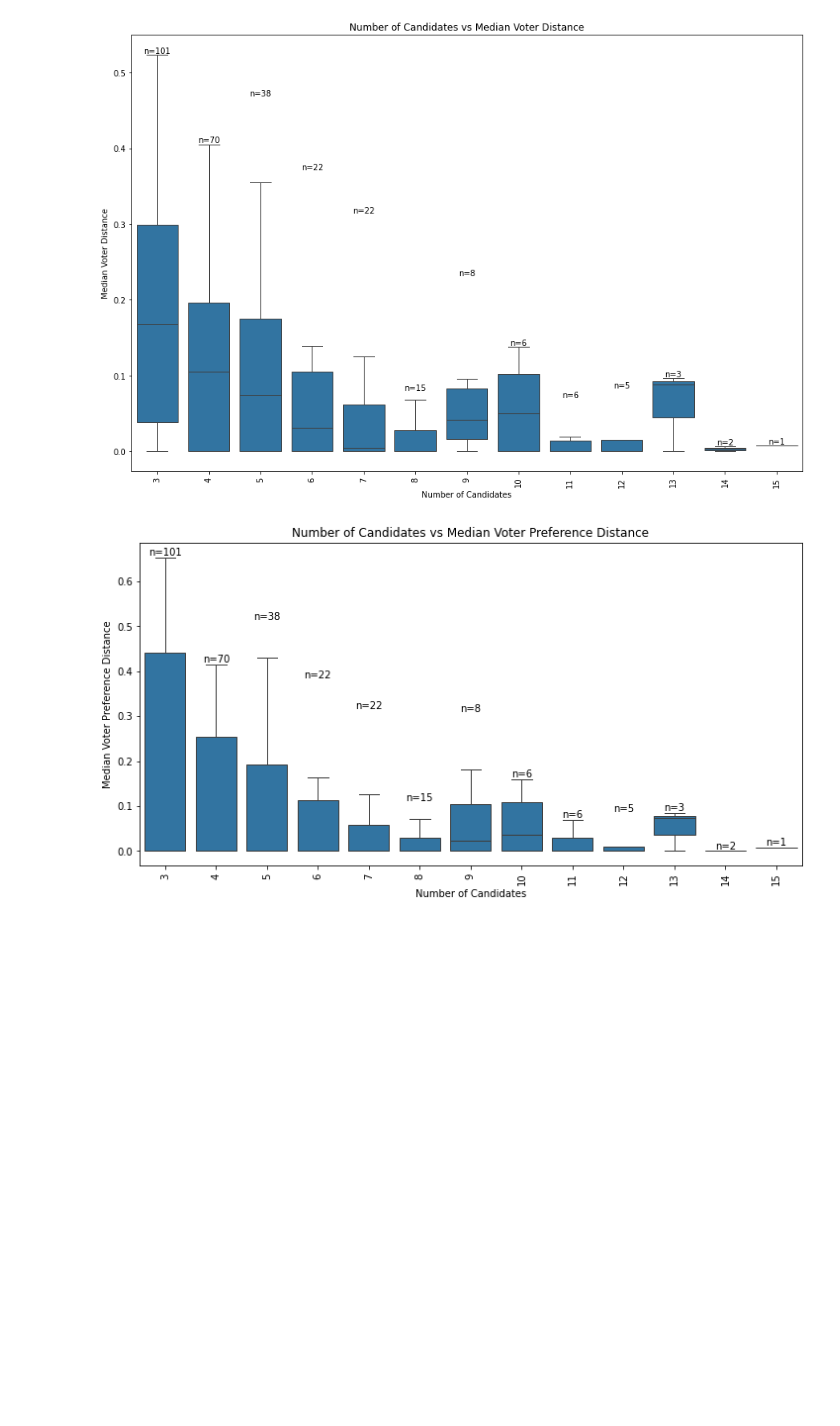
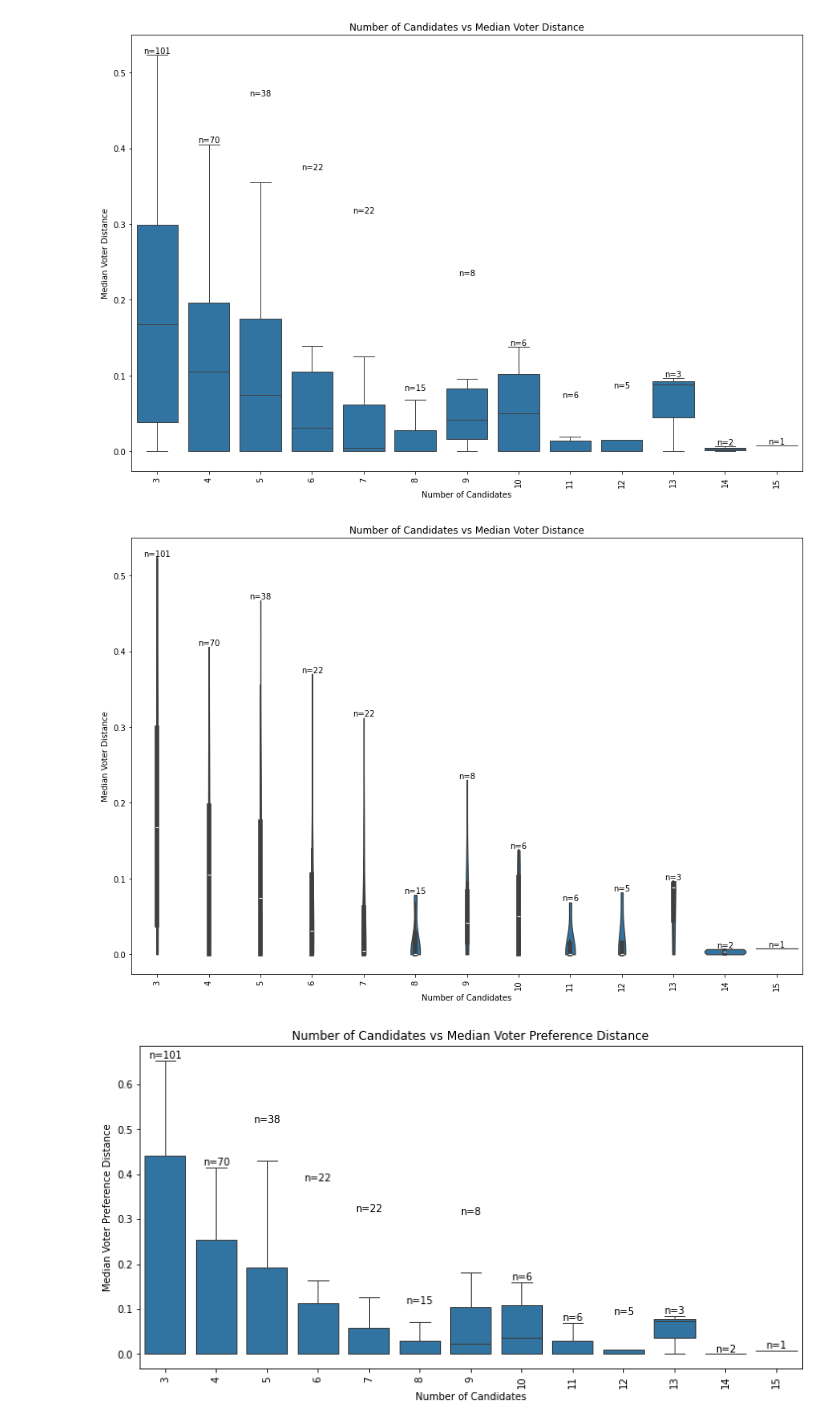
Before and after one commit to ericssimpson/voting-analysis-tools, a Jupyter notebook: cleaned files/median_voter_analysis.ipynb, the cells around one changed output. Drawn from its saved outputs; the diff is of its cells as text; code cells hidden in the pictures; blank space fills up the shorter version.

```diff
--- a/cleaned files/median_voter_analysis.ipynb
+++ b/cleaned files/median_voter_analysis.ipynb
@@ -382,6 +382,43 @@ plt.xticks(rotation=90)  # Rotate x-axis labels if necessary
 plt.show()
 # %% [output]
 [figure]
+# %%
+import pandas as pd
+import matplotlib.pyplot as plt
+import seaborn as sns
+
+# Path to the CSV file
+csv_file_path = 'median_voter_analysis2.csv'
+
+# Read the CSV file into a DataFrame
+df = pd.read_csv(csv_file_path)
+
+# Drop rows with NaN values in the relevant columns
+df = df.dropna(subset=['#candidates', 'median_voter_distance'])
+df = df[(df['#candidates'] > 2) & (df['#candidates'] <= 15) & (df['gamma'] < 1)]
+
+# Create a violin plot
+plt.figure(figsize=(15, 10))
+
+# Plotting a violin plot with seaborn
+sns.violinplot(x='#candidates', y='median_voter_distance', data=df, cut=0)
+
+# Annotate with number of values at each point
+grouped_data = df.groupby('#candidates')['median_voter_distance']
+for i, (group_name, group_data) in enumerate(grouped_data):
+    num_values = len(group_data)
+    plt.text(i, group_data.max(), f'n={num_values}', horizontalalignment='center', verticalalignment='bottom', fontsize=10, color='black')
+
+# Customize plot
+plt.title('Number of Candidates vs Median Voter Distance')
+plt.xlabel('Number of Candidates')
+plt.ylabel('Median Voter Distance')
+plt.xticks(rotation=90)  # Rotate x-axis labels if necessary
+
+# Show plot
+plt.show()
+# %% [output]
+[figure, added]
 # %%
 import pandas as pd
 import matplotlib.pyplot as plt
```
Also changed, not shown: parts of 8 cells of this notebook, 5 other files.
